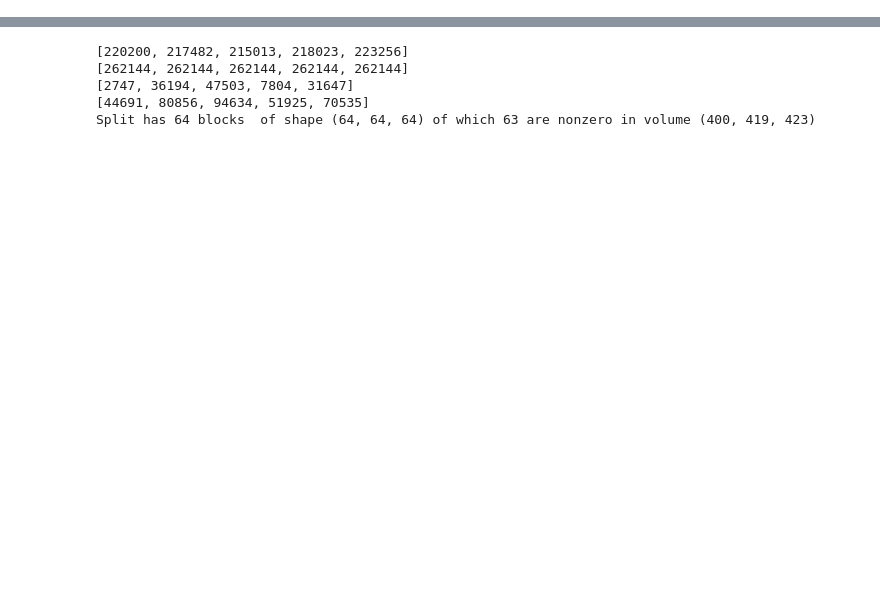
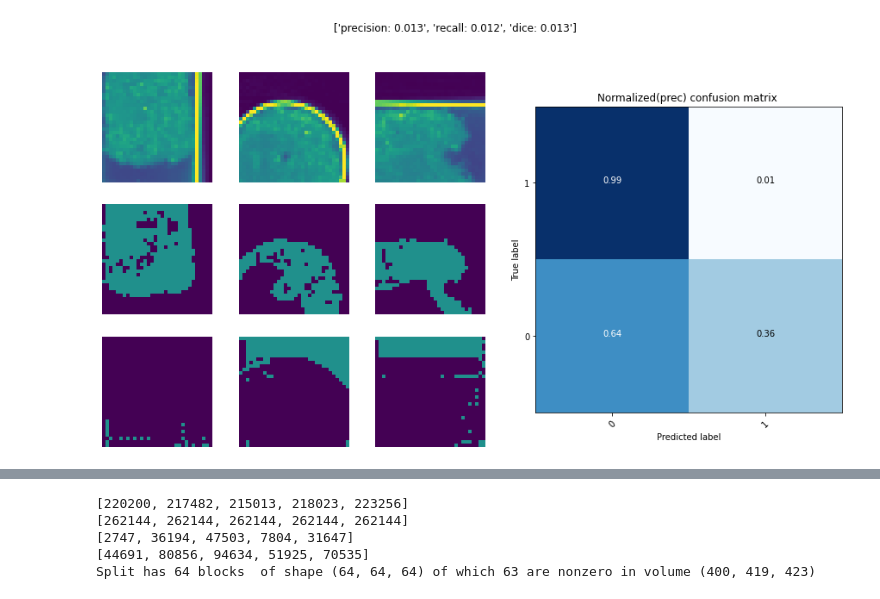
Before and after one commit to ncxt/ncxt_sxtcnn, a Jupyter notebook: dev.ipynb, the cells around one changed output, grey strips where cells are left out. Saved outputs shown, nothing was run; the diff lists cells and outputs as text; code cells hidden in the pictures; blank space fills up the shorter version.

Commit message:
start pipe

```diff
--- a/dev.ipynb
+++ b/dev.ipynb
@@ -32,0 +36,12 @@ The nb_black extension is already loaded. To reload it, use:
+# %%
+from ncxt_sxtcnn.pipe import NCXTPipe
+
+db_base = "C:/Users/axela/OneDrive/Documents/2020/mock_NAS/"
+folder1 = db_base + "Binned1/"
+folder2 = db_base + "Binned2/"
+wd = "C:/Users/axela/Documents/2021/ncxtcnn/mock/"
+
+
+pipe = NCXTPipe(folder=folder2, folder_base=folder1, working_directory=wd)
+# pipe.model_summary()
+pipe.train()
@@ -32,0 +51,2 @@ The nb_black extension is already loaded. To reload it, use:
+# %%
+pipe.train()
@@ -32,0 +59,4 @@ The nb_black extension is already loaded. To reload it, use:
+# %%
+pipe.sxtcnn.evaluate_training_data()
+# %% [output]
+[figure, added]
```
Also changed, not shown: parts of 11 cells of this notebook, 6 other files.
